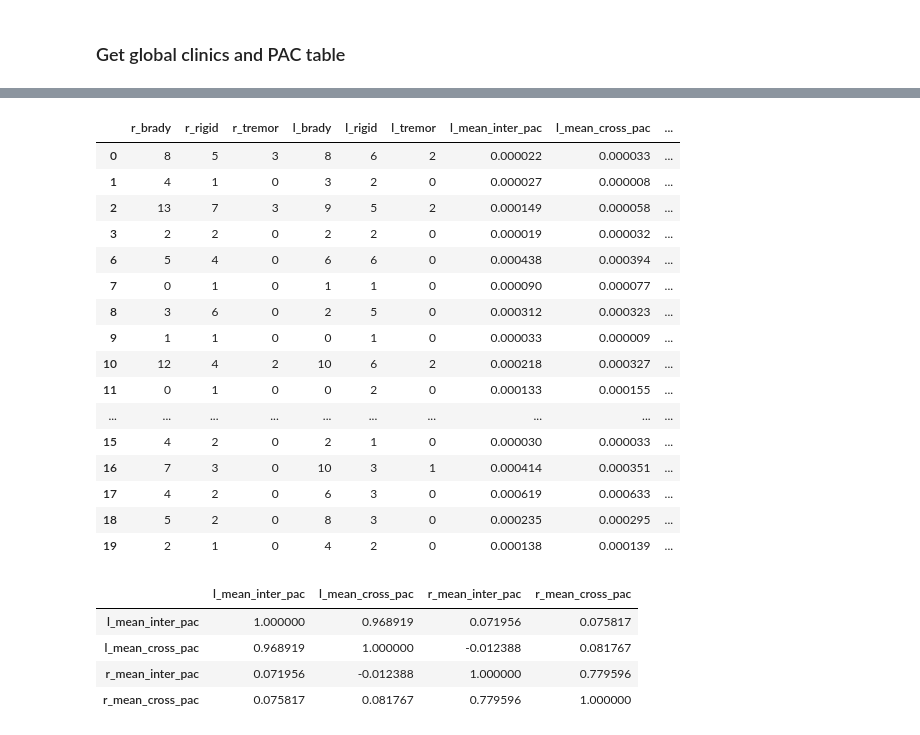
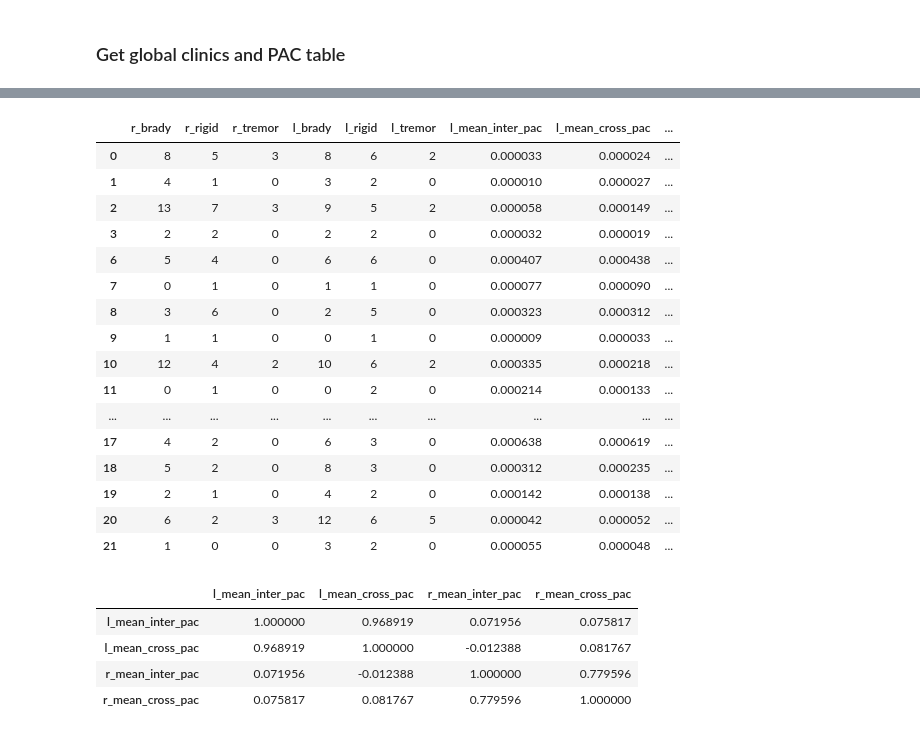
Before and after one commit to atimcenko/pac, a Jupyter notebook: dev_clinics_correlation.ipynb, the cells around one changed output, grey strips where cells are left out. Drawn from its saved outputs; the diff is of its cells as text; code cells hidden in the pictures.

```diff
--- a/dev_clinics_correlation.ipynb
+++ b/dev_clinics_correlation.ipynb
@@ -140,22 +186,27 @@ def get_mean_pac_values(patient, condition):
 # %%
 clinics_with_pac = df_new.copy()
-pac_columns = ['l_mean_inter_pac', 'l_mean_cross_pac', 'r_mean_inter_pac', 'r_mean_cross_pac']
+pac_columns = ['l_mean_inter_pac', 'l_mean_cross_pac', 'r_mean_inter_pac', 'r_mean_cross_pac', \
+               'l_max_inter_pac', 'l_max_cross_pac', 'r_max_inter_pac', 'r_max_cross_pac']
+
 for column in pac_columns:
     clinics_with_pac[column] = np.nan
 
-l_mean_cross_pacs, l_mean_inter_pacs, r_mean_cross_pacs, r_mean_inter_pacs = [], [], [], []
 for condition in conditions:
-    l_mean_cross_pac, l_mean_inter_pac, r_mean_cross_pac, r_mean_inter_pac = get_mean_pac_values(patient, condition)
+    for side in ['l', 'r']:
+        for pac_type in ['cross', 'inter']:
+            for metric in ['max', 'mean']:
+                column, value = get_pac_value_for_condition(df_power, patient, condition, side, metric, pac_type, pac_power_type='p2')
+                clinics_with_pac.loc[condition, column] = value
 
-    l_mean_cross_pacs.append(l_mean_cross_pac)
-    r_mean_cross_pacs.append(r_mean_cross_pac)
-    l_mean_inter_pacs.append(l_mean_inter_pac)
-    r_mean_inter_pacs.append(r_mean_inter_pac)
+#     l_mean_cross_pacs.append(l_mean_cross_pac)
+#     r_mean_cross_pacs.append(r_mean_cross_pac)
+#     l_mean_inter_pacs.append(l_mean_inter_pac)
+#     r_mean_inter_pacs.append(r_mean_inter_pac)
 
-pac_dict = {name: values for name, values in zip(pac_columns, [l_mean_cross_pacs, l_mean_inter_pacs, r_mean_cross_pacs, r_mean_inter_pacs])}
+# pac_dict = {name: values for name, values in zip(pac_columns, [l_mean_cross_pacs, l_mean_inter_pacs, r_mean_cross_pacs, r_mean_inter_pacs])}
 
-for column in pac_columns:
-    clinics_with_pac[column] = pac_dict[column]
+# for column in pac_columns:
+#     clinics_with_pac[column] = pac_dict[column]
 
 patient.clinics_with_pac = clinics_with_pac
 # %%
@@ -174,7 +223,7 @@ p2 = load_patient(2)
 p3 = load_patient(3)
 p4 = load_patient(4)
 p5 = load_patient(5)
-#p6 = load_patient(6)
+p6 = load_patient(6)
 # %% [output]
 Patient directory:  D:\LAB\AlexPAC\data\Patient1
 Patient directory:  D:\LAB\AlexPAC\data\Patient2
@@ -340,25 +348,25 @@ df_clinics_with_pac.dropna()
 # %%
 df = df_clinics_with_pac.dropna()
 # %%
-df
+df.head(20)
 # %% [output]
 |  | r_brady | r_rigid | r_tremor | l_brady | l_rigid | l_tremor | l_mean_inter_pac | l_mean_cross_pac | ... |
-| 0 | 8 | 5 | 3 | 8 | 6 | 2 | 0.000022 | 0.000033 | ... |
-| 1 | 4 | 1 | 0 | 3 | 2 | 0 | 0.000027 | 0.000008 | ... |
-| 2 | 13 | 7 | 3 | 9 | 5 | 2 | 0.000149 | 0.000058 | ... |
-| 3 | 2 | 2 | 0 | 2 | 2 | 0 | 0.000019 | 0.000032 | ... |
-| 6 | 5 | 4 | 0 | 6 | 6 | 0 | 0.000438 | 0.000394 | ... |
-| 7 | 0 | 1 | 0 | 1 | 1 | 0 | 0.000090 | 0.000077 | ... |
-| 8 | 3 | 6 | 0 | 2 | 5 | 0 | 0.000312 | 0.000323 | ... |
-| 9 | 1 | 1 | 0 | 0 | 1 | 0 | 0.000033 | 0.000009 | ... |
-| 10 | 12 | 4 | 2 | 10 | 6 | 2 | 0.000218 | 0.000327 | ... |
-| 11 | 0 | 1 | 0 | 0 | 2 | 0 | 0.000133 | 0.000155 | ... |
+| 0 | 8 | 5 | 3 | 8 | 6 | 2 | 0.000033 | 0.000024 | ... |
+| 1 | 4 | 1 | 0 | 3 | 2 | 0 | 0.000010 | 0.000027 | ... |
+| 2 | 13 | 7 | 3 | 9 | 5 | 2 | 0.000058 | 0.000149 | ... |
+| 3 | 2 | 2 | 0 | 2 | 2 | 0 | 0.000032 | 0.000019 | ... |
+| 6 | 5 | 4 | 0 | 6 | 6 | 0 | 0.000407 | 0.000438 | ... |
+| 7 | 0 | 1 | 0 | 1 | 1 | 0 | 0.000077 | 0.000090 | ... |
+| 8 | 3 | 6 | 0 | 2 | 5 | 0 | 0.000323 | 0.000312 | ... |
+| 9 | 1 | 1 | 0 | 0 | 1 | 0 | 0.000009 | 0.000033 | ... |
+| 10 | 12 | 4 | 2 | 10 | 6 | 2 | 0.000335 | 0.000218 | ... |
+| 11 | 0 | 1 | 0 | 0 | 2 | 0 | 0.000214 | 0.000133 | ... |
 | ... | ... | ... | ... | ... | ... | ... | ... | ... | ... |
-| 15 | 4 | 2 | 0 | 2 | 1 | 0 | 0.000030 | 0.000033 | ... |
-| 16 | 7 | 3 | 0 | 10 | 3 | 1 | 0.000414 | 0.000351 | ... |
-| 17 | 4 | 2 | 0 | 6 | 3 | 0 | 0.000619 | 0.000633 | ... |
-| 18 | 5 | 2 | 0 | 8 | 3 | 0 | 0.000235 | 0.000295 | ... |
-| 19 | 2 | 1 | 0 | 4 | 2 | 0 | 0.000138 | 0.000139 | ... |
+| 17 | 4 | 2 | 0 | 6 | 3 | 0 | 0.000638 | 0.000619 | ... |
+| 18 | 5 | 2 | 0 | 8 | 3 | 0 | 0.000312 | 0.000235 | ... |
+| 19 | 2 | 1 | 0 | 4 | 2 | 0 | 0.000142 | 0.000138 | ... |
+| 20 | 6 | 2 | 3 | 12 | 6 | 5 | 0.000042 | 0.000052 | ... |
+| 21 | 1 | 0 | 0 | 3 | 2 | 0 | 0.000055 | 0.000048 | ... |
 # %%
 df.corr()
 # %% [output]
```
Also changed, not shown: parts of 31 cells of this notebook, 4 other files.
